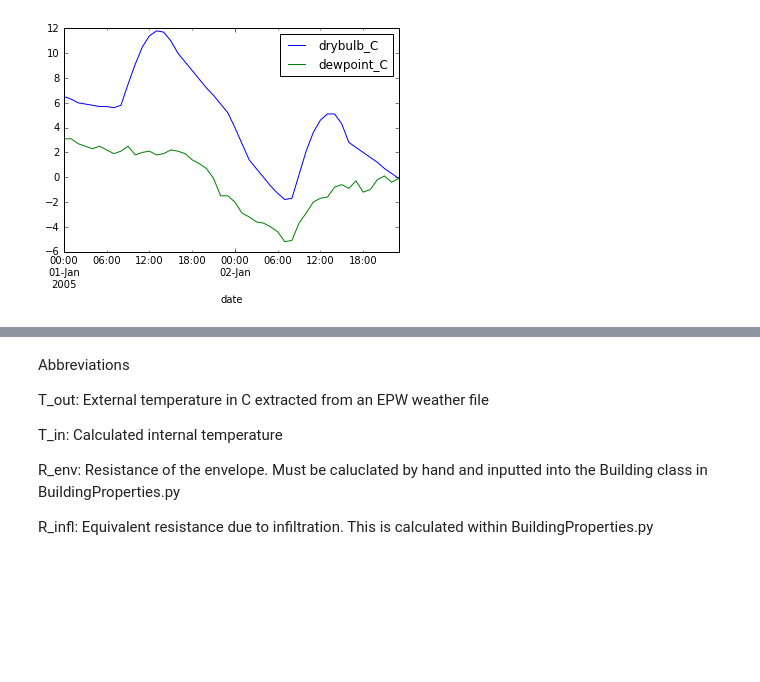
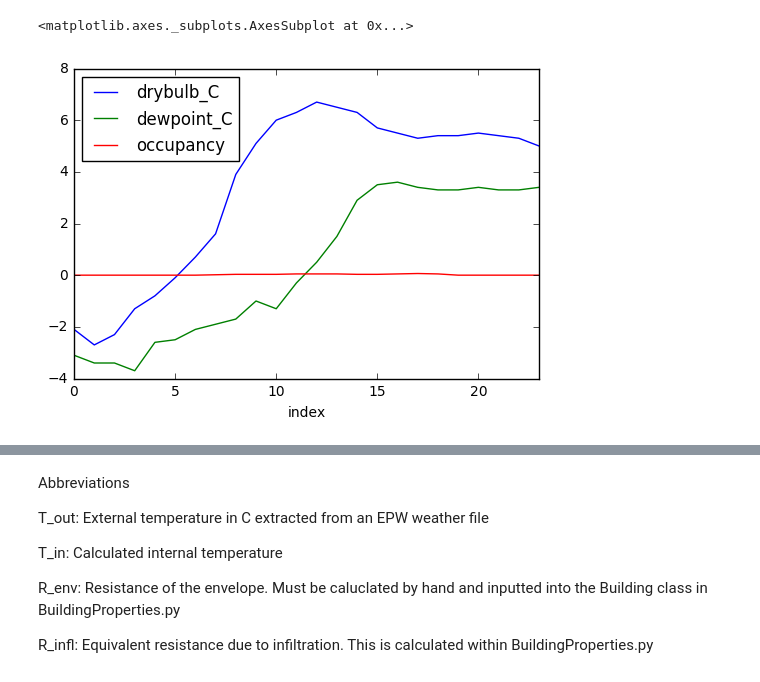
Before and after one commit to protocatlabs/RC_BuildingSimulator, a Jupyter notebook: Justin_Semseter_Project/Main_j.ipynb, the cells around one changed output, grey strips where cells are left out. Saved outputs shown, nothing was run; the diff lists cells and outputs as text; code cells hidden in the pictures; blank space fills up the shorter version.

Commit message:
Added occupancy data to input dataframe. Started working on radiation

```diff
--- a/Justin_Semseter_Project/Main_j.ipynb
+++ b/Justin_Semseter_Project/Main_j.ipynb
@@ -15,50 +15,64 @@ epw_labels = ['year', 'month', 'day', 'hour', 'minute', 'datasource', 'drybulb_C
                    'ceiling_hgt_m', 'presweathobs', 'presweathcodes', 'precip_wtr_mm', 'aerosol_opt_thousandths',
                    'snowdepth_cm', 'days_last_snow', 'Albedo', 'liq_precip_depth_mm', 'liq_precip_rate_Hour']
 
-weather_path = 'C:\Users\Zghiru\Documents\GitHub\RC_BuildingSimulator\Justin_Semseter_Project\data\CH_ZH_original.epw'
+weather_path = 'C:\Users\Zghiru\Documents\GitHub\RC_BuildingSimulator\Justin_Semseter_Project\data\Zurich-Kloten_2013.epw'
+occupancy_path = 'C:\Users\Zghiru\Documents\GitHub\RC_BuildingSimulator\Justin_Semseter_Project\data\Occupancy_COM.csv'
+radiation_path = r'C:\Users\Zghiru\Documents\GitHub\RC_BuildingSimulator\Justin_Semseter_Project\data\radiation_Building_Zh.csv'
+
 
 def get_full_date(weather_path,month,day):
     year = pd.read_csv(weather_path, skiprows=8, header=None, names=epw_labels)['year']
     return pd.datetime(year[1],month,day)
 
+def get_epw_year(weather_path):
+    df = epw_reader(weather_path=weather_path)
+    df['date'] = pd.to_datetime(df['date'])
+    return df['year'][0]
 
 def epw_reader(weather_path):
     start = get_full_date(weather_path,1,1)
     result = pd.read_csv(weather_path, skiprows=8, header=None, names=epw_labels).drop('datasource', axis=1)
     result['dayofyear'] = pd.date_range(start, periods=8760, freq='H').dayofyear
     result['date'] = pd.date_range(start, periods=8760, freq='H')
-    result['ratio_diffhout'] = result['difhorrad_Whm2']/result['glohorrad_Whm2']
+    #esult['ratio_diffhout'] = result['difhorrad_Whm2']/result['glohorrad_Whm2']
     result['index'] = result.index
     return result
 
+def get_occupancy(occupancy_path):
+    df = pd.read_csv(occupancy_path, header=0,keep_default_na=False)[:8760]
+    occupancy = pd.DataFrame({'occupancy':df['People']})
+    return occupancy
 
-#extract column(s) from weather file for a range of days
-def get_epw_data(start,end,field = []):
-
-    start += ' 00:00:00'
-    end += ' 23:00:00'
-    field.append('index')
+def get_epw_data(field = []):
+    series = epw_reader(weather_path=weather_path)
     field.insert(0,'date')
-
-    series = epw_reader(weather_path=weather_path)
-    series = series.set_index(['date'],drop=False)
-    series = series[start:end][field]
-    series = series.set_index(['index'])
-
+    series = series[field]
     return series
 
+def get_date_range(start,end,series):
+    series['index'] = series.index
+    series = series.set_index(['date'],drop=False)
+    series = series[start:end]
+    series = series.set_index(['index'])
+    return series
 
-#Simple Plot
-import matplotlib.pyplot as plt
+#================TESTING====================
+year = get_epw_year(weather_path)
+start = '01/01/%i 00:00:00' %year
+start = pd.to_datetime(start)
+end =  '01/01/%i 23:00:00' %year
+end = pd.to_datetime(end)
 
-start = '01/01/2005'
-end =  '01/02/2005'
+occ = get_occupancy(occupancy_path)
+occ = occ.astype('float64', raise_on_error = False) #Convert occupancy values to float
 
-field = ['drybulb_C','dewpoint_C']
 
-t = get_epw_data(start,end,field)
-t = t.set_index(['date'])
 
-t.plot()
-plt.show()
+data = get_epw_data(['drybulb_C','dewpoint_C'])
+data['occupancy'] = occ
+
+data = get_date_range(start,end,data)
+
+print data
+data.plot()
 # %% [output]
@@ -65 +96,2 @@ plt.show()
+<matplotlib.axes._subplots.AxesSubplot at 0x...>
-[figure, old version]
+[figure, new version]
```
Also changed, not shown: parts of 3 cells of this notebook, 6 other files.
